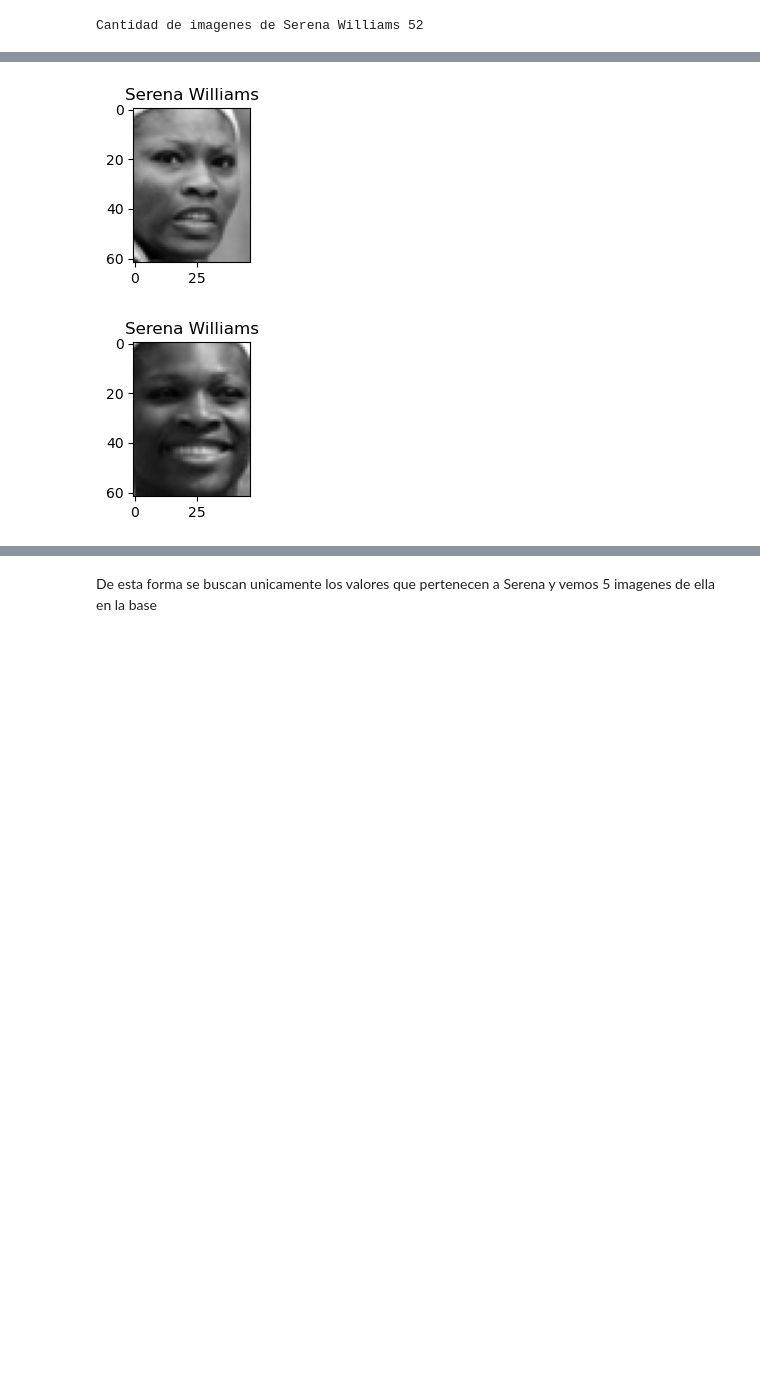
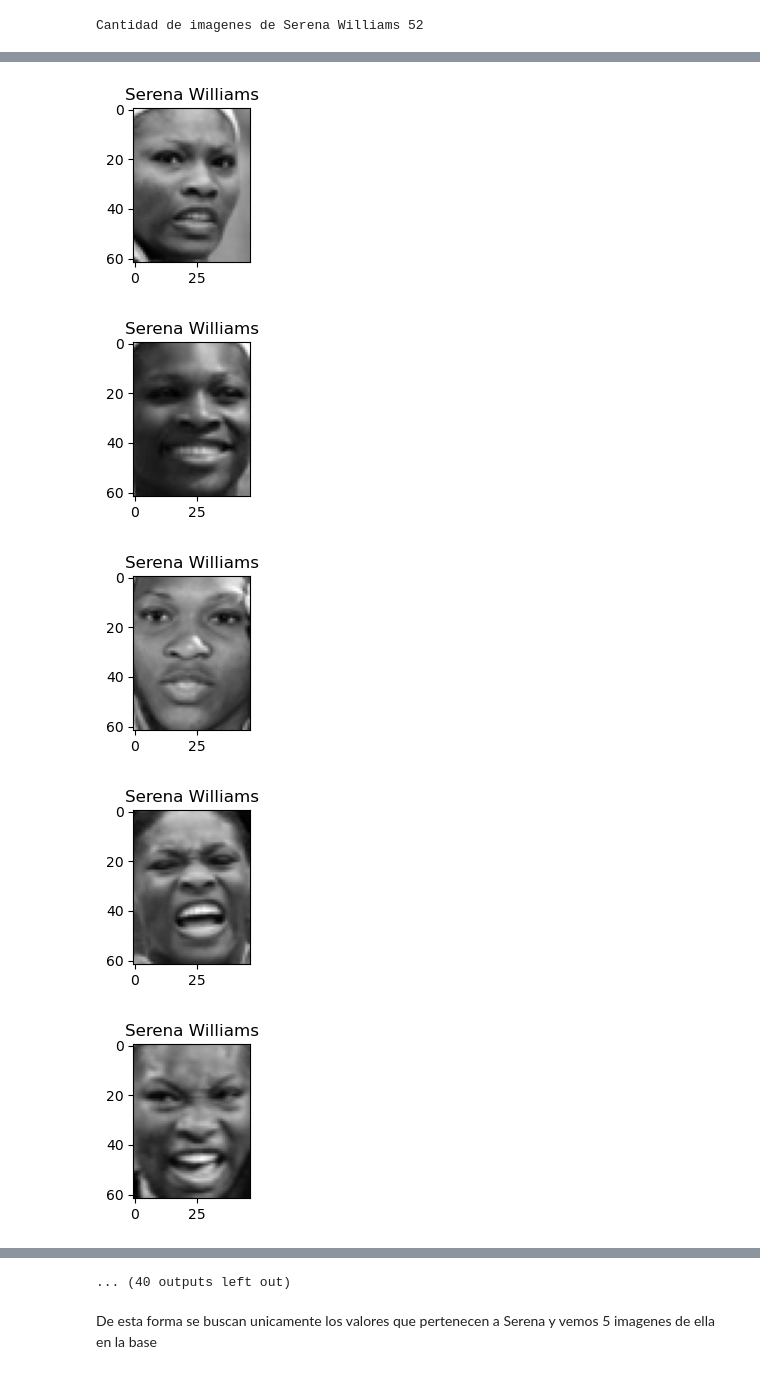
Before and after one commit to juankquintana/aprendizaje-no-supervisado, a Jupyter notebook: Semana 2/Taller/S2_LC_Taller_SVD.ipynb, the cells around one changed output, grey strips where cells are left out. Saved outputs shown, nothing was run; the diff lists cells and outputs as text; code cells hidden in the pictures; blank space fills up the shorter version.

```diff
--- a/Semana 2/Taller/S2_LC_Taller_SVD.ipynb
+++ b/Semana 2/Taller/S2_LC_Taller_SVD.ipynb
@@ -254,14 +254,17 @@ print("Cantidad de imagenes de Serena Williams", len(indices_imagenes_s))
 # %% [output]
 Cantidad de imagenes de Serena Williams 52
 # %%
-for i in  indices_imagenes_s[:5]:
+for i in  indices_imagenes_s[:]:
     plt.figure(figsize=(2, 2))
     plt.imshow(data.images[i], cmap='gray')
     plt.title(data.target_names[data.target[i]])
     plt.show()
 # %% [output]
 [figure]
 [figure]
 [figure]
 [figure]
 [figure]
+[figure, added]
+[figure, added]
+[figure, added]
@@ -268,3 +275,4 @@ for i in  indices_imagenes_s[:5]:
+... (40 outputs left out)
 # %% [markdown]
 De esta forma se buscan unicamente los valores que pertenecen a Serena y vemos 5 imagenes de ella en la base
 # %% [markdown]
```
Also changed, not shown: parts of 7 cells of this notebook.
